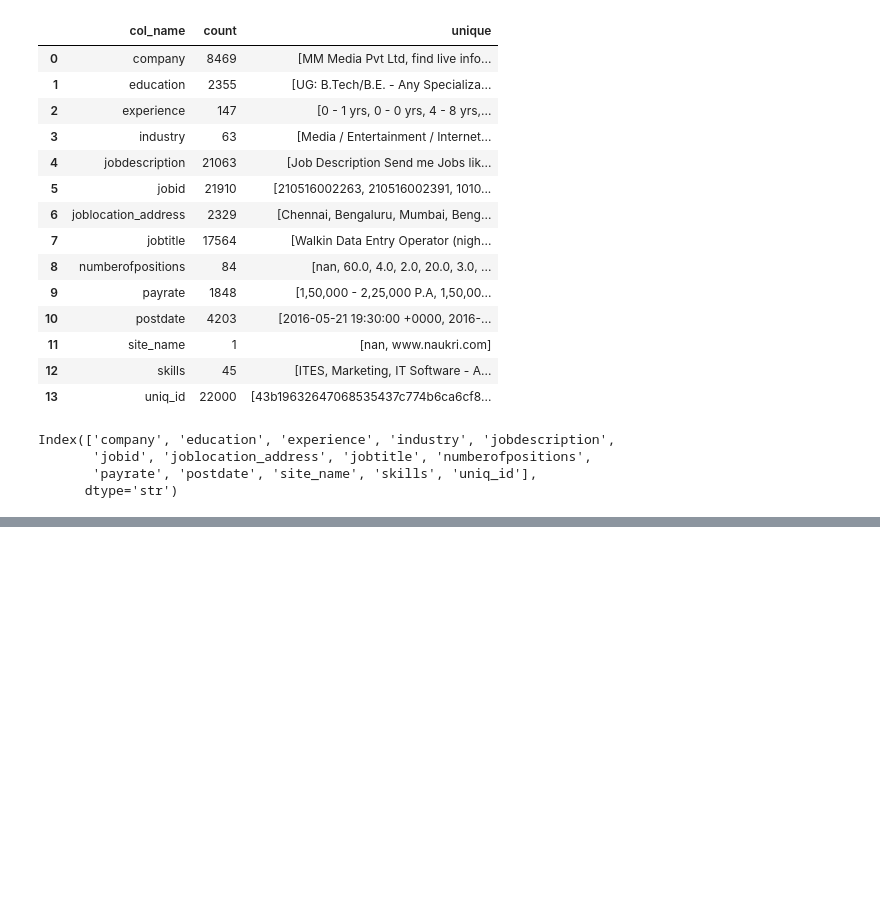
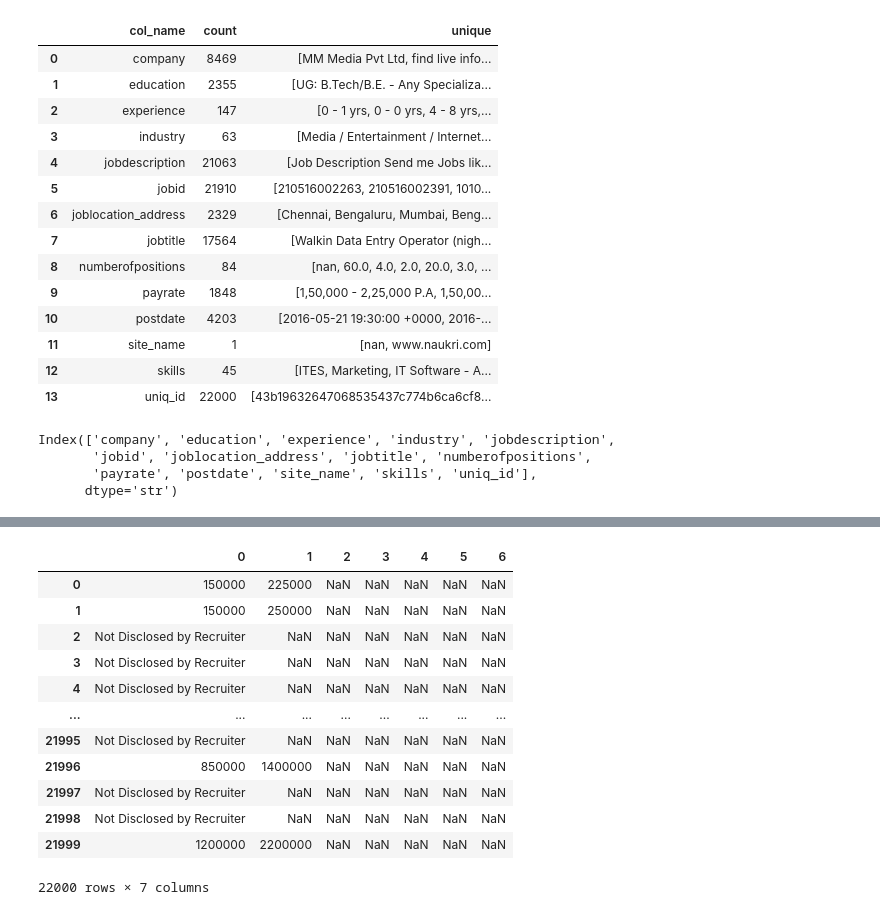
Before and after one commit to vinayp2608/job_market_data_analysis__naukri, a Jupyter notebook: Python Notebooks/Naukri_DA.ipynb, the cells around one changed output, grey strips where cells are left out. Saved outputs shown, nothing was run; the diff lists cells and outputs as text; code cells hidden in the pictures; blank space fills up the shorter version.

```diff
--- a/Python Notebooks/Naukri_DA.ipynb
+++ b/Python Notebooks/Naukri_DA.ipynb
@@ -220,0 +307,2 @@ Name: payrate, Length: 22000, dtype: str
+# %%
+payrate_split[1]=payrate_split[1].str.strip()
@@ -220,0 +324,2 @@ Name: payrate, Length: 22000, dtype: str
+# %%
+payrate_split[0]=payrate_split[0].str.replace(",","")
@@ -220,0 +346,2 @@ Name: payrate, Length: 22000, dtype: str
+# %%
+payrate_split[1]=payrate_split[1].str.replace(",","")
@@ -220,0 +363,3 @@ Name: payrate, Length: 22000, dtype: str
+# %%
+pattern = "\D.*"
+payrate_split[1]=payrate_split[1].str.replace(pattern,"",regex=True)
@@ -220,0 +381,16 @@ Name: payrate, Length: 22000, dtype: str
+# %%
+payrate_split
+# %% [output]
+|  | 0 | 1 | 2 | 3 | 4 | 5 | 6 |
+| 0 | 150000 | 225000 | NaN | NaN | NaN | NaN | NaN |
+| 1 | 150000 | 250000 | NaN | NaN | NaN | NaN | NaN |
+| 2 | Not Disclosed by Recruiter | NaN | NaN | NaN | NaN | NaN | NaN |
+| 3 | Not Disclosed by Recruiter | NaN | NaN | NaN | NaN | NaN | NaN |
+| 4 | Not Disclosed by Recruiter | NaN | NaN | NaN | NaN | NaN | NaN |
+| ... | ... | ... | ... | ... | ... | ... | ... |
+| 21995 | Not Disclosed by Recruiter | NaN | NaN | NaN | NaN | NaN | NaN |
+| 21996 | 850000 | 1400000 | NaN | NaN | NaN | NaN | NaN |
+| 21997 | Not Disclosed by Recruiter | NaN | NaN | NaN | NaN | NaN | NaN |
+| 21998 | Not Disclosed by Recruiter | NaN | NaN | NaN | NaN | NaN | NaN |
+| 21999 | 1200000 | 2200000 | NaN | NaN | NaN | NaN | NaN |
+22000 rows × 7 columns
```
Also changed, not shown: parts of 70 cells of this notebook, 1 other file.
